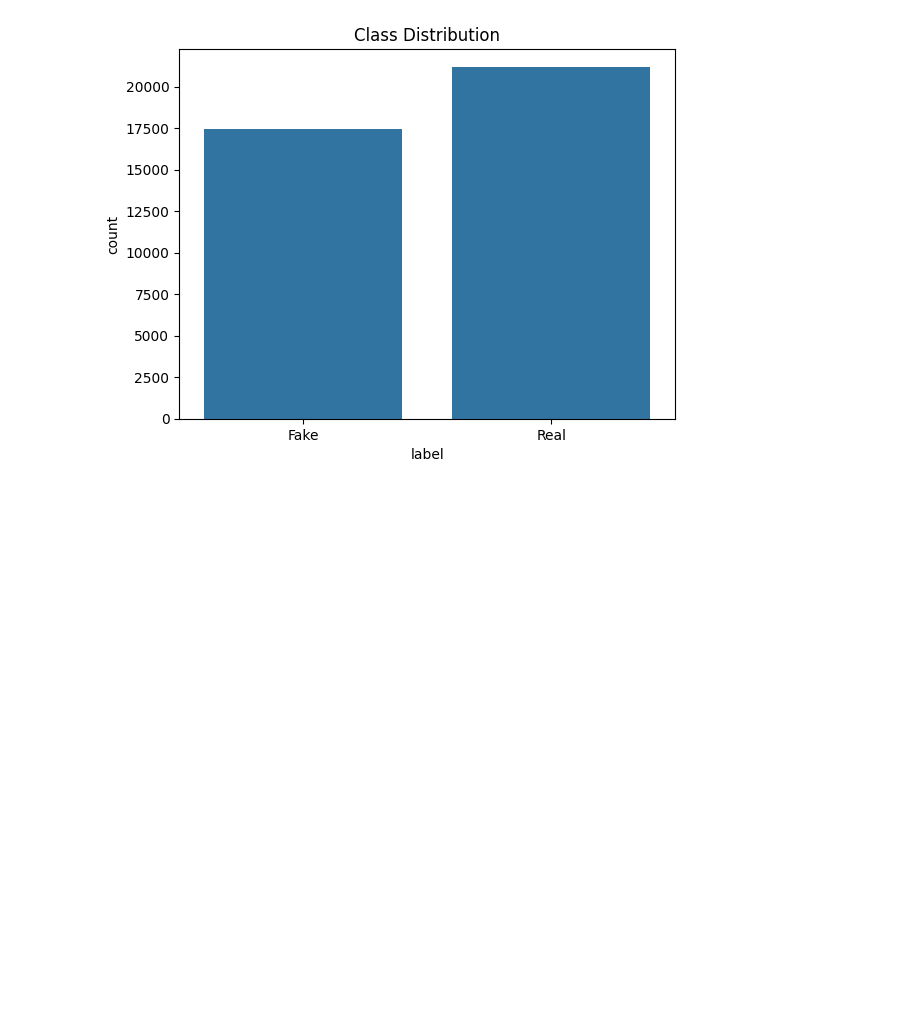
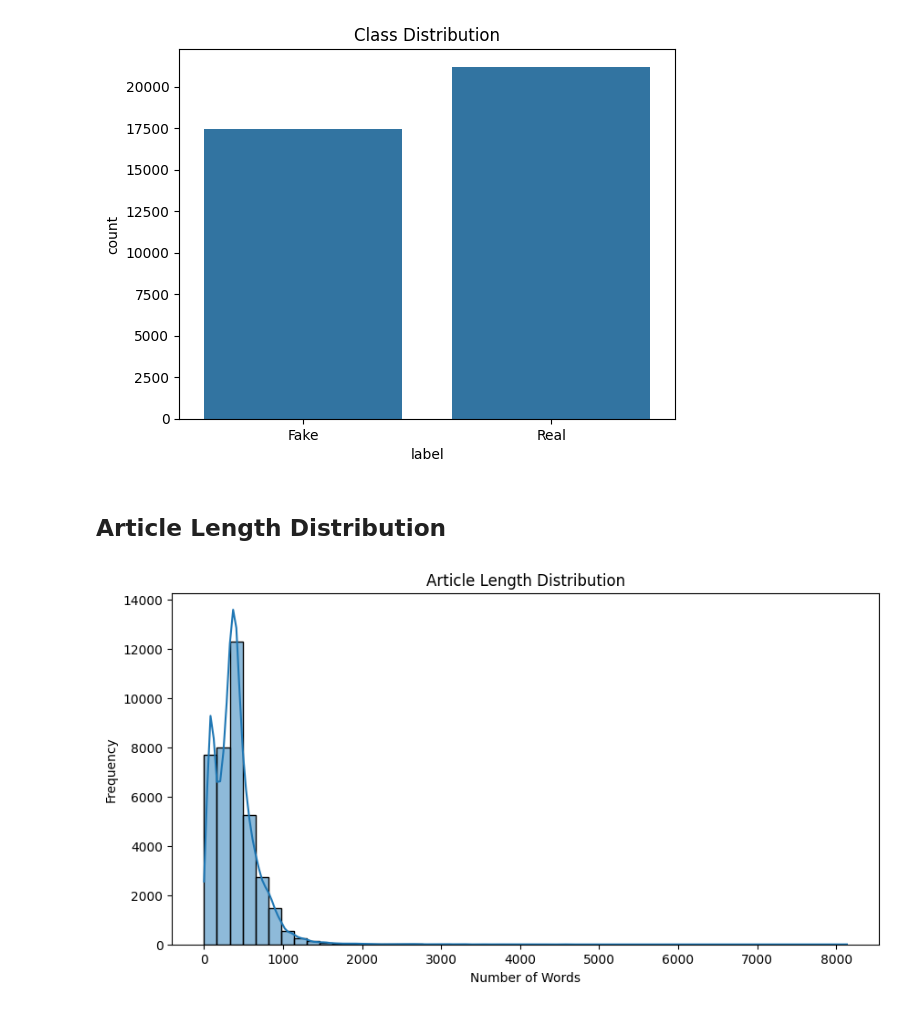
Before and after one commit to subeshyadav3/fake-news-classifier-nlp, a Jupyter notebook: fake-news-classifier-nlp/notebooks/fake_news_detection.ipynb, the cells around one changed output. Drawn from its saved outputs; the diff is of its cells as text; code cells hidden in the pictures; blank space fills up the shorter version.

Commit message:
updated visualization

```diff
--- a/fake-news-classifier-nlp/notebooks/fake_news_detection.ipynb
+++ b/fake-news-classifier-nlp/notebooks/fake_news_detection.ipynb
@@ -134,3 +135,15 @@ plt.title("Class Distribution")
 plt.show()
 # %% [output]
 [figure]
+# %% [markdown]
+## Article Length Distribution
+# %%
+News["length"] = News["text"].apply(lambda x: len(str(x).split()))
+plt.figure(figsize=(10, 5))
+sns.histplot(data=News, x="length", bins=50, kde=True)
+plt.title("Article Length Distribution")
+plt.xlabel("Number of Words")
+plt.ylabel("Frequency")
+plt.show()
+# %% [output]
+[figure, added]
```
Also changed, not shown: parts of 18 cells of this notebook.
